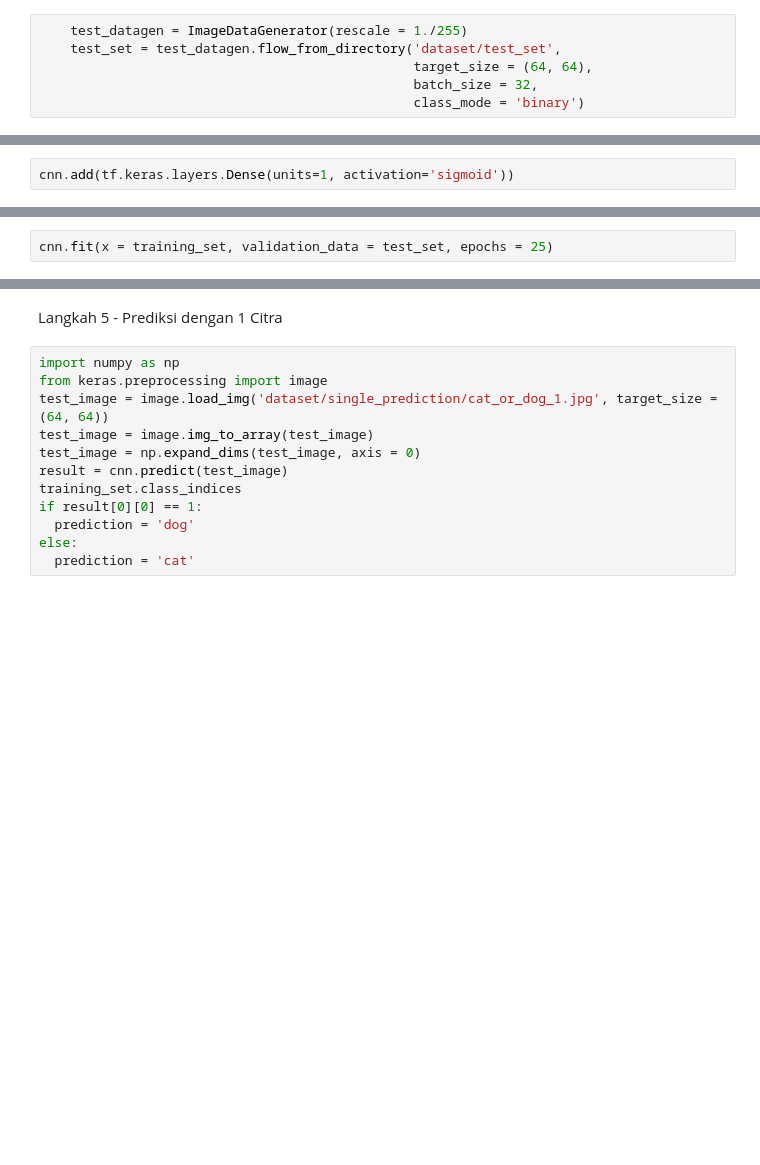
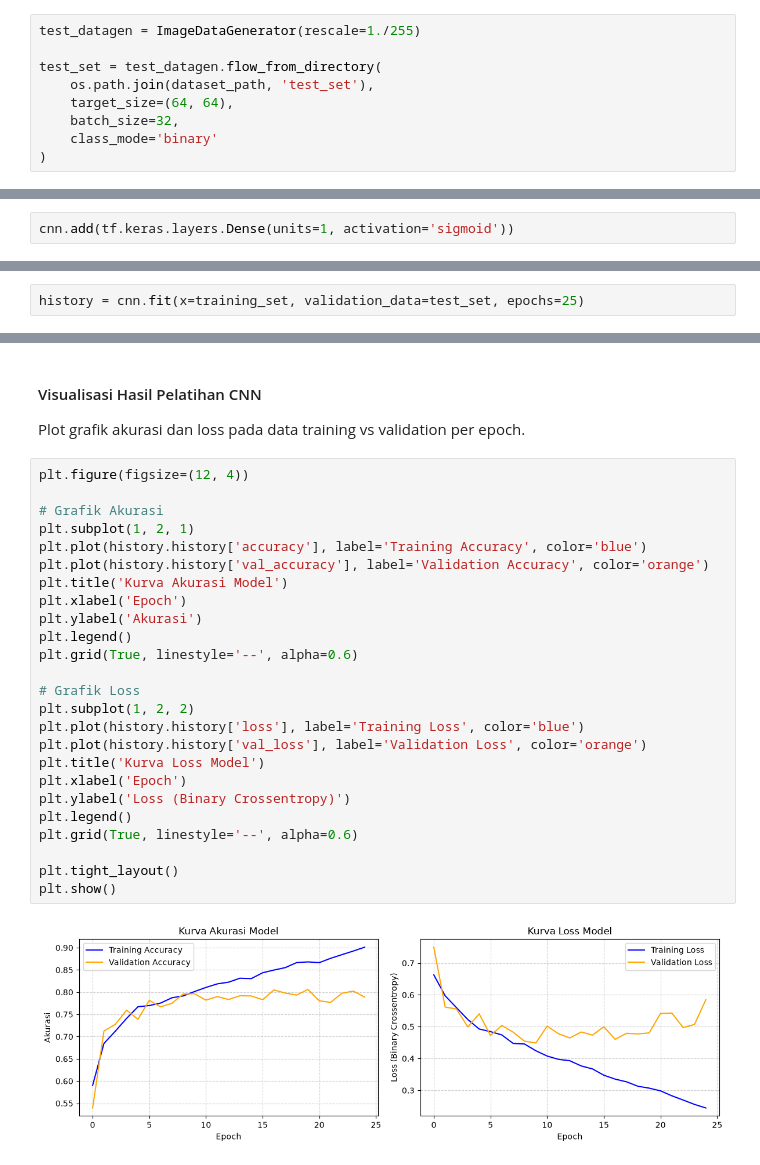
Before and after one commit to AnkaRezaa/machine_learning_254107023002, a Jupyter notebook: JS14/praktikum_1.ipynb, the cells around one changed output, grey strips where cells are left out. Cells and saved outputs as stored; diff of their text form; blank space fills up the shorter version.

```diff
--- a/JS14/praktikum_1.ipynb
+++ b/JS14/praktikum_1.ipynb
@@ -23,6 +61,9 @@ Langkah 2.2. Pra Pengolahan Data Testing
 # %%
-	test_datagen = ImageDataGenerator(rescale = 1./255)
-	test_set = test_datagen.flow_from_directory('dataset/test_set',
-	                                            target_size = (64, 64),
-	                                            batch_size = 32,
-	                                            class_mode = 'binary')
+test_datagen = ImageDataGenerator(rescale=1./255)
+
+test_set = test_datagen.flow_from_directory(
+    os.path.join(dataset_path, 'test_set'),
+    target_size=(64, 64),
+    batch_size=32,
+    class_mode='binary'
+)
@@ -66,2 +142,2 @@ Langkah 4 - Fit CNN
 # %%
-cnn.fit(x = training_set, validation_data = test_set, epochs = 25)
+history = cnn.fit(x=training_set, validation_data=test_set, epochs=25)
@@ -68,14 +162,30 @@ cnn.fit(x = training_set, validation_data = test_set, epochs = 25)
-# %% [markdown]
-Langkah 5 - Prediksi dengan 1 Citra
-# %%
-import numpy as np
-from keras.preprocessing import image
-test_image = image.load_img('dataset/single_prediction/cat_or_dog_1.jpg', target_size = (64, 64))
-test_image = image.img_to_array(test_image)
-test_image = np.expand_dims(test_image, axis = 0)
-result = cnn.predict(test_image)
-training_set.class_indices
-if result[0][0] == 1:
-  prediction = 'dog'
-else:
-  prediction = 'cat'
+# %% [markdown]
+#### Visualisasi Hasil Pelatihan CNN
+Plot grafik akurasi dan loss pada data training vs validation per epoch.
+# %%
+plt.figure(figsize=(12, 4))
+
+# Grafik Akurasi
+plt.subplot(1, 2, 1)
+plt.plot(history.history['accuracy'], label='Training Accuracy', color='blue')
+plt.plot(history.history['val_accuracy'], label='Validation Accuracy', color='orange')
+plt.title('Kurva Akurasi Model')
+plt.xlabel('Epoch')
+plt.ylabel('Akurasi')
+plt.legend()
+plt.grid(True, linestyle='--', alpha=0.6)
+
+# Grafik Loss
+plt.subplot(1, 2, 2)
+plt.plot(history.history['loss'], label='Training Loss', color='blue')
+plt.plot(history.history['val_loss'], label='Validation Loss', color='orange')
+plt.title('Kurva Loss Model')
+plt.xlabel('Epoch')
+plt.ylabel('Loss (Binary Crossentropy)')
+plt.legend()
+plt.grid(True, linestyle='--', alpha=0.6)
+
+plt.tight_layout()
+plt.show()
+# %% [output]
+[figure, added]
```
Also changed, not shown: parts of 37 cells of this notebook, 2 other files.
